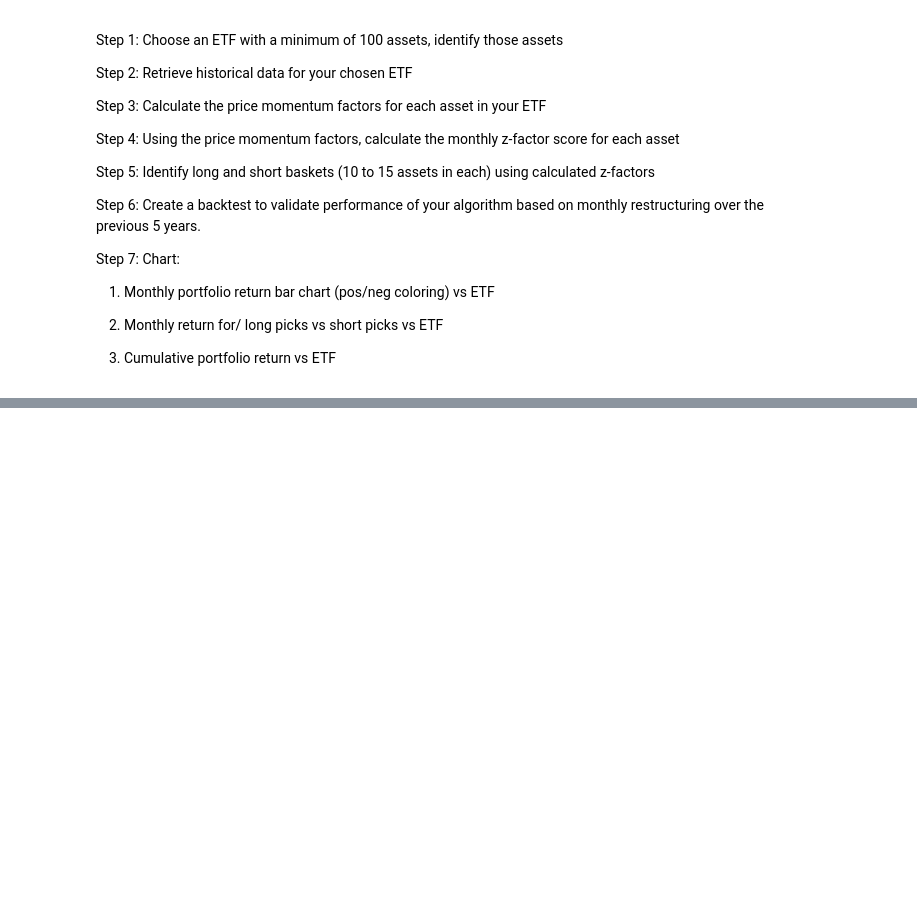
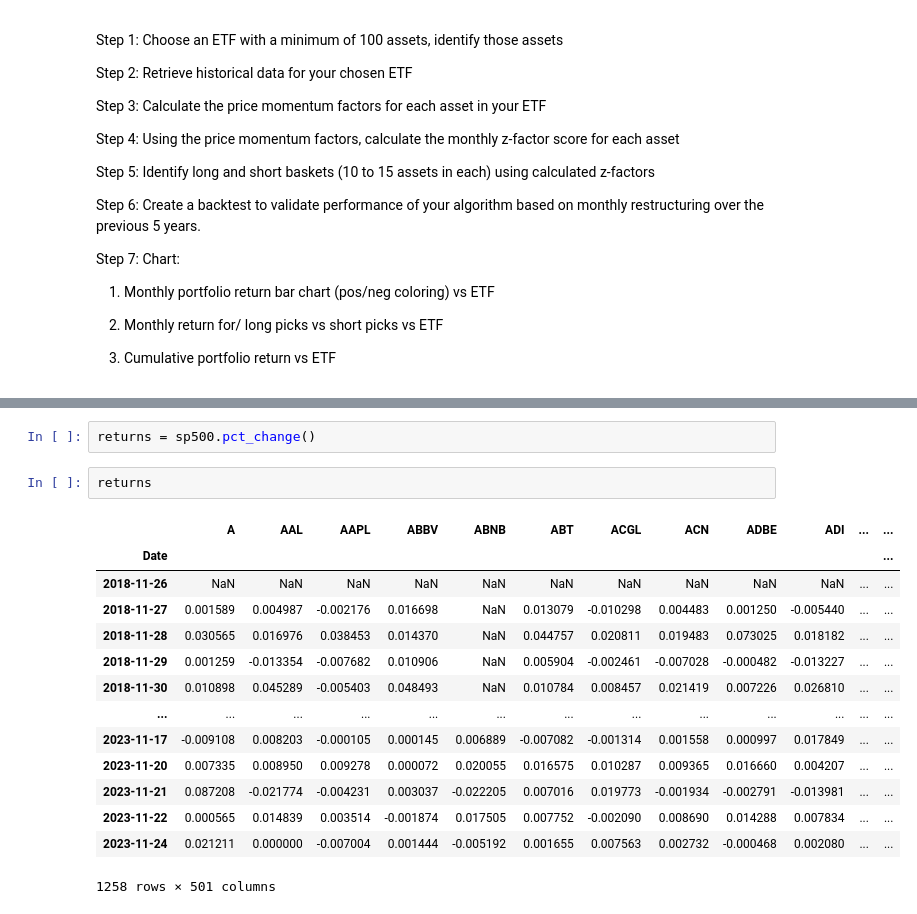
Before and after one commit to CCNY-Analytics-and-Quant/Quantative-Finance-Repo, a Jupyter notebook: Final-Project/workbooks/draft.ipynb, the cells around one changed output, grey strips where cells are left out. Cells and saved outputs as stored; diff of their text form; blank space fills up the shorter version.

```diff
--- a/Final-Project/workbooks/draft.ipynb
+++ b/Final-Project/workbooks/draft.ipynb
@@ -64,0 +95,19 @@ sp500
+# %%
+returns = sp500.pct_change()
+# %%
+returns
+# %% [output]
+|  | A | AAL | AAPL | ABBV | ABNB | ABT | ACGL | ACN | ADBE | ADI | ... | ... |
+| Date |  |  |  |  |  |  |  |  |  |  |  | ... |
+| 2018-11-26 | NaN | NaN | NaN | NaN | NaN | NaN | NaN | NaN | NaN | NaN | ... | ... |
+| 2018-11-27 | 0.001589 | 0.004987 | -0.002176 | 0.016698 | NaN | 0.013079 | -0.010298 | 0.004483 | 0.001250 | -0.005440 | ... | ... |
+| 2018-11-28 | 0.030565 | 0.016976 | 0.038453 | 0.014370 | NaN | 0.044757 | 0.020811 | 0.019483 | 0.073025 | 0.018182 | ... | ... |
+| 2018-11-29 | 0.001259 | -0.013354 | -0.007682 | 0.010906 | NaN | 0.005904 | -0.002461 | -0.007028 | -0.000482 | -0.013227 | ... | ... |
+| 2018-11-30 | 0.010898 | 0.045289 | -0.005403 | 0.048493 | NaN | 0.010784 | 0.008457 | 0.021419 | 0.007226 | 0.026810 | ... | ... |
+| ... | ... | ... | ... | ... | ... | ... | ... | ... | ... | ... | ... | ... |
+| 2023-11-17 | -0.009108 | 0.008203 | -0.000105 | 0.000145 | 0.006889 | -0.007082 | -0.001314 | 0.001558 | 0.000997 | 0.017849 | ... | ... |
+| 2023-11-20 | 0.007335 | 0.008950 | 0.009278 | 0.000072 | 0.020055 | 0.016575 | 0.010287 | 0.009365 | 0.016660 | 0.004207 | ... | ... |
+| 2023-11-21 | 0.087208 | -0.021774 | -0.004231 | 0.003037 | -0.022205 | 0.007016 | 0.019773 | -0.001934 | -0.002791 | -0.013981 | ... | ... |
+| 2023-11-22 | 0.000565 | 0.014839 | 0.003514 | -0.001874 | 0.017505 | 0.007752 | -0.002090 | 0.008690 | 0.014288 | 0.007834 | ... | ... |
+| 2023-11-24 | 0.021211 | 0.000000 | -0.007004 | 0.001444 | -0.005192 | 0.001655 | 0.007563 | 0.002732 | -0.000468 | 0.002080 | ... | ... |
+1258 rows × 501 columns
```
Also changed, not shown: parts of 16 cells of this notebook.
